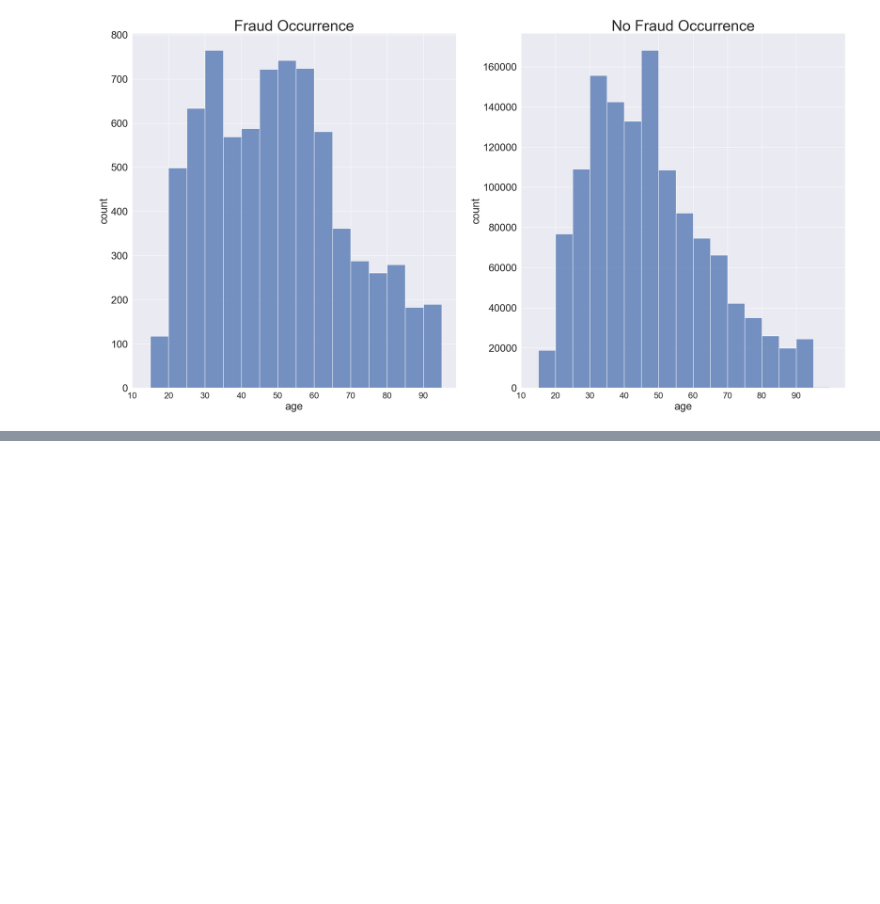
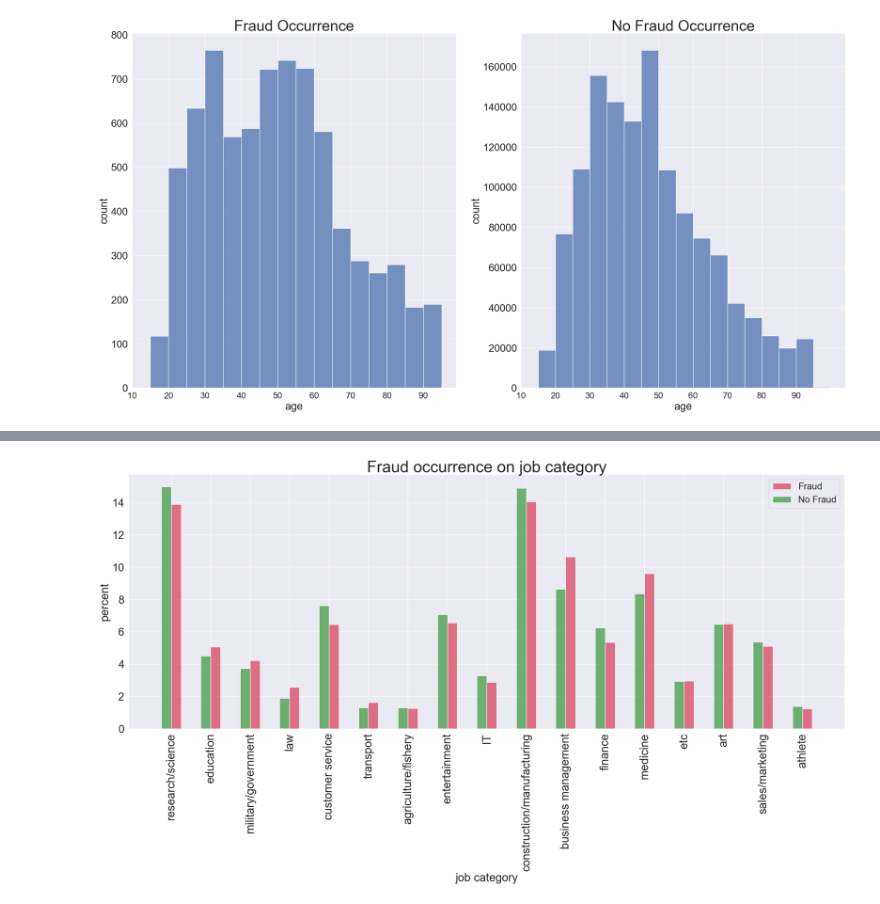
Before and after one commit to InjaeJayLee/mzcard, a Jupyter notebook: notebook.ipynb, the cells around one changed output, grey strips where cells are left out. Saved outputs shown, nothing was run; the diff lists cells and outputs as text; code cells hidden in the pictures; blank space fills up the shorter version.

```diff
--- a/notebook.ipynb
+++ b/notebook.ipynb
@@ -101,10 +111,3 @@ ax2 = utils.set_plot_labels(ax2, 'No Fraud Occurrence', 'age', 'count', xticks=r
 plt.show()
 # %% [output]
 [figure]
-# %%
-# hour and fraud histplot
-plt.figure(figsize=(22,10))
-hour_df = pd.DataFrame(X_train['trans_time'].dt.hour.values, columns=['hour'])
-ax = sns.histplot(data=pd.concat([hour_df, y_train], axis=1), x="hour", hue='is_fraud', common_norm=False, stat='percent', multiple='dodge', binwidth=1)
-utils.set_plot_labels(ax1, 'Hourly fraud Occurrence', 'Hour', 'Percentage', ['Fraud', 'No Fraud'], range(0,24,1))
-plt.show()
@@ -121,0 +147,7 @@ plt.show()
+# %%
+job_cat = datasets.load_job_cat_dataset()
+
+X_train = pd.merge(X_train, job_cat, how = 'left', on = 'job')
+X_test = pd.merge(X_test, job_cat, how = 'left', on = 'job')
+
+X_train.loc[0:5, 'job_cat']
@@ -121,0 +162,11 @@ plt.show()
+# %%
+plt.figure(figsize=(28,10))
+ax = sns.histplot(data=pd.concat([X_train['job_cat'], y_train], axis=1),
+                  x='job_cat', hue='is_fraud', palette=['#429C46', '#DA4562'],
+                  common_norm=False, stat='percent', multiple='dodge', binwidth=1,  shrink= 0.5)
+utils.set_plot_labels(ax, 'Fraud occurrence on job category', 'job category', 'percent',
+                      legend = ['Fraud', 'No Fraud'])
+plt.xticks(size=25, rotation=90)
+plt.show()
+# %% [output]
+[figure, added]
```
Also changed, not shown: parts of 28 cells of this notebook, 4 other files.
